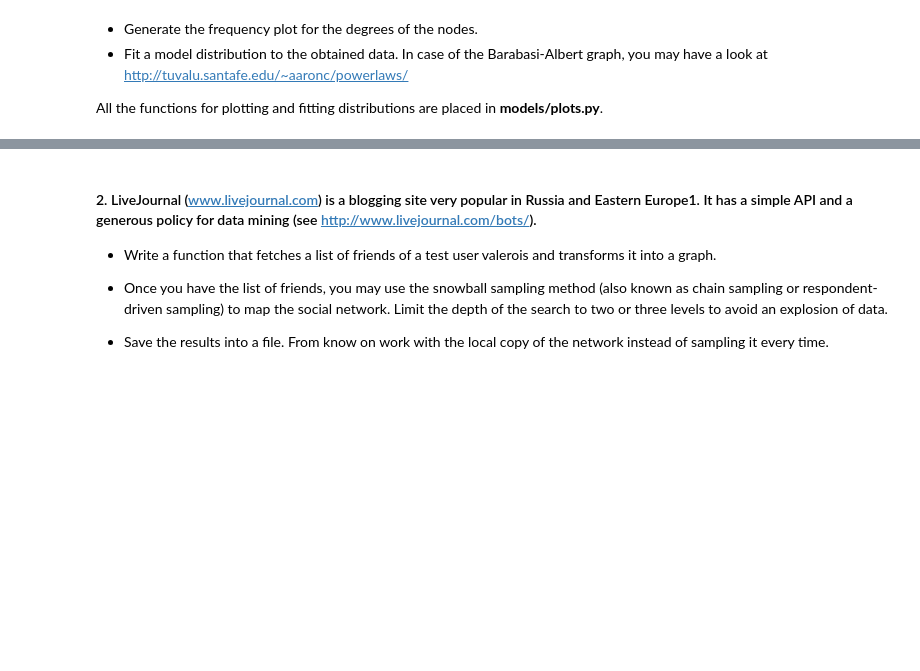
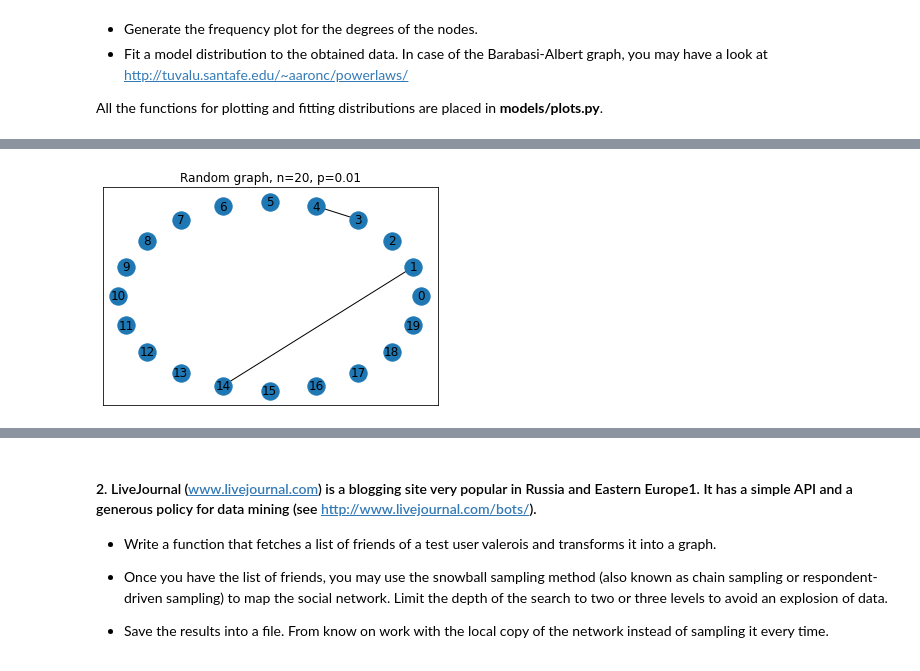
Before and after one commit to rogulforce/DPoCN, a Jupyter notebook: list_3/presentation.ipynb, the cells around one changed output, grey strips where cells are left out. Cells and saved outputs as stored; diff of their text form; code cells hidden in the pictures; blank space fills up the shorter version.

```diff
--- a/list_3/presentation.ipynb
+++ b/list_3/presentation.ipynb
@@ -64,3 +64,15 @@ statistics: {'vertices': 2000, 'edges': 1499467, 'mean_degree': 1499.467, 'var_d
+# %%
+n=20
+p=1/100
+network = random_graph(n,p)
+
+layout = nx.circular_layout(network)
+
+nx.draw_networkx(network, pos=layout)
+plt.title(f'Random graph, n={n}, p={p}')
+plt.show()
+# %% [output]
+[figure, added]
 # %%
 def w_s_pdf(x: np.array, k: int, p: float) -> np.array:
     """ function from lecture giving watts-strogatz graph PMF for given domain x.
```
Also changed, not shown: parts of 8 cells of this notebook, 3 other files.
